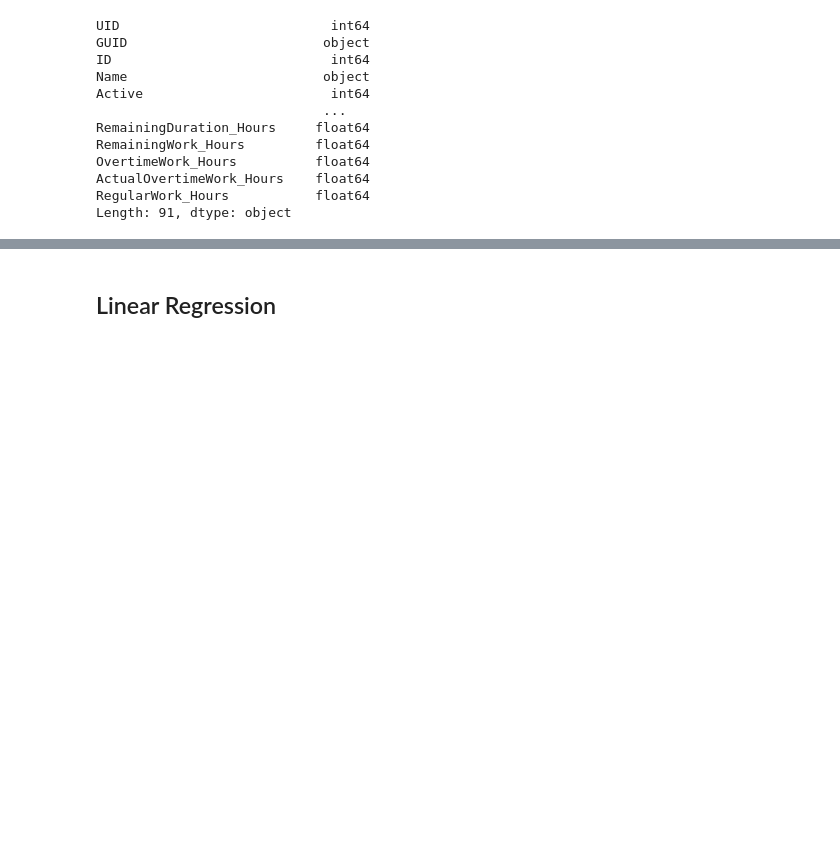
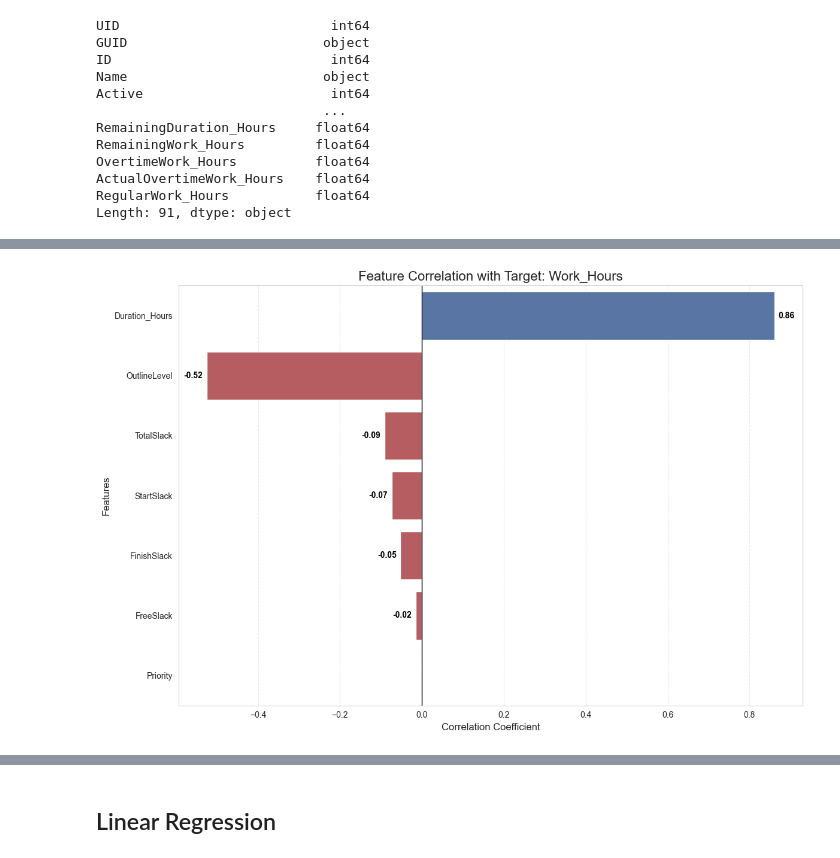
Before and after one commit to damian2551/AI-BIM-Project, a Jupyter notebook: AI-BIM_testing.ipynb, the cells around one changed output, grey strips where cells are left out. Drawn from its saved outputs; the diff is of its cells as text; code cells hidden in the pictures; blank space fills up the shorter version.

```diff
--- a/AI-BIM_testing.ipynb
+++ b/AI-BIM_testing.ipynb
@@ -315,10 +323,10 @@ plt.show()
 print("Dataframe shape before dropping columns:", processed_df.shape)
 
 cols_to_remove = [
-    # # 1. Target Leakage (Money components)
-    # "FixedCost", "FixedCostAccrual", "ActualCost", "RemainingCost",
-    # "OvertimeCost", "ActualOvertimeCost", "RemainingOvertimeCost",
-    # "ACWP", "BCWS", "BCWP", "CV",
+    # 1. Target Leakage (Money components)
+    "Cost","FixedCost", "FixedCostAccrual", "ActualCost", "RemainingCost",
+    "OvertimeCost", "ActualOvertimeCost", "RemainingOvertimeCost",
+    "ACWP", "BCWS", "BCWP", "CV",
 
     # 2. Future Data (Time Travel - things you don't know yet)
     "PercentComplete", "PercentWorkComplete", "PhysicalPercentComplete",
@@ -332,6 +340,7 @@ cols_to_remove = [
     # 3. Redundant (Strings replaced by numeric _Hours)
     "Duration", "ManualDuration", "Work", "RegularWork", "OvertimeWork",
     "ManualDuration_Hours", "RegularWork_Hours", # Regular is redundant if we have Total & Overtime
+    "OvertimeWork_Hours",
 
     # 4. Noise / Administrative
     "GUID", "ID", "WBS", "OutlineNumber", "CreateDate",
@@ -503,0 +511,72 @@ plt.show()
+# %%
+import matplotlib.pyplot as plt
+import seaborn as sns
+import pandas as pd
+import numpy as np
+
+def plot_target_correlation(df, target_col):
+    """
+    Calculates and visualizes the correlation of numerical features
+    with a specific target variable using a sorted bar chart.
+
+    Args:
+        df (pd.DataFrame): The dataset containing the features.
+        target_col (str): The name of the target variable column.
+
+    Returns:
+        pd.Series: The sorted correlation values.
+    """
+    # 1. Select numerical columns only
+    numeric_df = df.select_dtypes(include=[np.number])
+
+    # Check if target is valid
+    if target_col not in numeric_df.columns:
+        print(f"Error: Target '{target_col}' is not in the numeric columns.")
+        return None
+
+    # 2. Calculate Correlation Matrix
+    correlation_matrix = numeric_df.corr()
+
+    # 3. Isolate correlation with the target
+    # Drop the target itself so we don't get a meaningless 1.0 bar
+    correlation_with_target = correlation_matrix[target_col].drop(target_col)
+
+    # 4. Sort by Absolute Value (Strength)
+    # This ensures the most impactful features (whether + or -) are at the top
+    sorted_correlation = correlation_with_target.loc[
+        correlation_with_target.abs().sort_values(ascending=False).index
+    ]
+
+    # 5. Plotting
+    plt.figure(figsize=(12, 8))
+
+    # Create colors: Blue for Positive, Red for Negative
+    colors = ['#4c72b0' if x > 0 else '#c44e52' for x in sorted_correlation.values]
+
+    # Create Bar Chart
+    ax = sns.barplot(x=sorted_correlation.values, y=sorted_correlation.index, palette=colors)
+
+    # Formatting
+    plt.title(f'Feature Correlation with Target: {target_col}', fontsize=16)
+    plt.xlabel('Correlation Coefficient', fontsize=12)
+    plt.ylabel('Features', fontsize=12)
+    plt.axvline(0, color='black', linewidth=1) # Zero line
+    plt.grid(axis='x', linestyle='--', alpha=0.5)
+
+    # Add values to the end of bars
+    for i, v in enumerate(sorted_correlation.values):
+        ax.text(v + (0.01 if v > 0 else -0.01), i, f'{v:.2f}',
+                va='center', ha='left' if v > 0 else 'right',
+                fontsize=10, fontweight='bold', color='black')
+
+    plt.tight_layout()
+    plt.show()
+
+    return sorted_correlation
+
+# --- Usage ---
+# Copy this line to run it with your processed_df
+# plot_target_correlation(processed_df, 'Work_Hours')
+
+plot_target_correlation(processed_df, 'Work_Hours')
+# %% [output]
@@ -503,0 +588 @@ plt.show()
+[figure, added]
```
Also changed, not shown: parts of 18 cells of this notebook.
